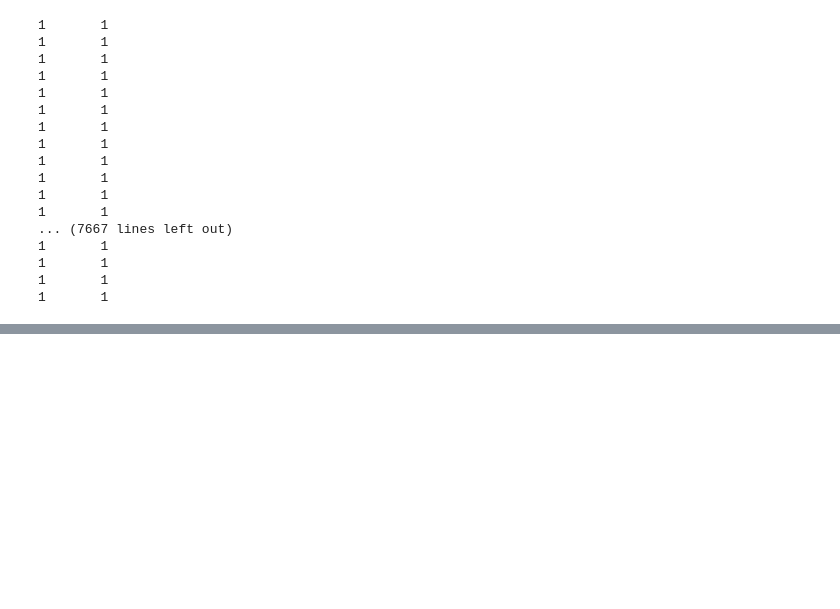
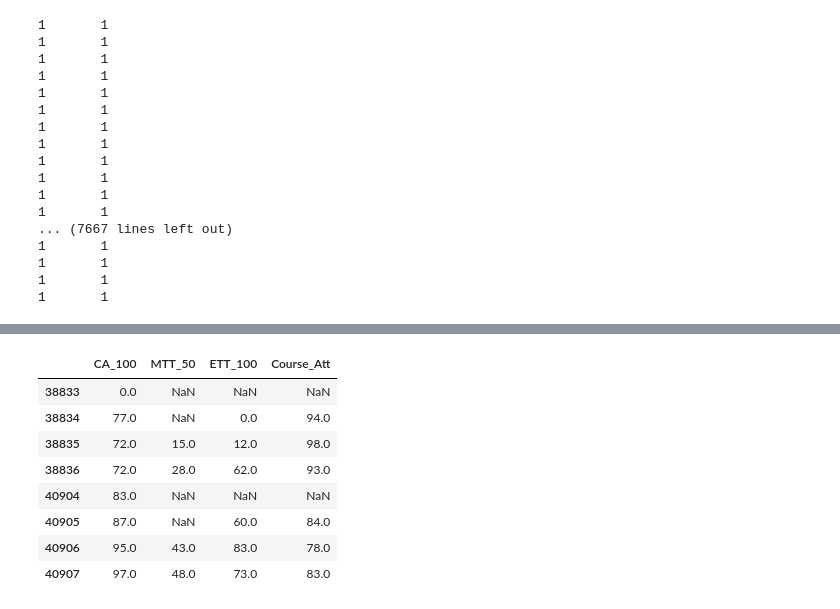
Before and after one commit to shivachandrakante/Classifying-weather-Student-will-Pass-the-Exam-or-Not, a Jupyter notebook: Project Sem 2.ipynb, the cells around one changed output, grey strips where cells are left out. Drawn from its saved outputs; the diff is of its cells as text; code cells hidden in the pictures; blank space fills up the shorter version.

```diff
--- a/Project Sem 2.ipynb
+++ b/Project Sem 2.ipynb
@@ -483,0 +356,12 @@ arr.shape
+# %%
+validation_x
+# %% [output]
+|  | CA_100 | MTT_50 | ETT_100 | Course_Att |
+| 38833 | 0.0 | NaN | NaN | NaN |
+| 38834 | 77.0 | NaN | 0.0 | 94.0 |
+| 38835 | 72.0 | 15.0 | 12.0 | 98.0 |
+| 38836 | 72.0 | 28.0 | 62.0 | 93.0 |
+| 40904 | 83.0 | NaN | NaN | NaN |
+| 40905 | 87.0 | NaN | 60.0 | 84.0 |
+| 40906 | 95.0 | 43.0 | 83.0 | 78.0 |
+| 40907 | 97.0 | 48.0 | 73.0 | 83.0 |
```
Also changed, not shown: parts of 90 cells of this notebook.
